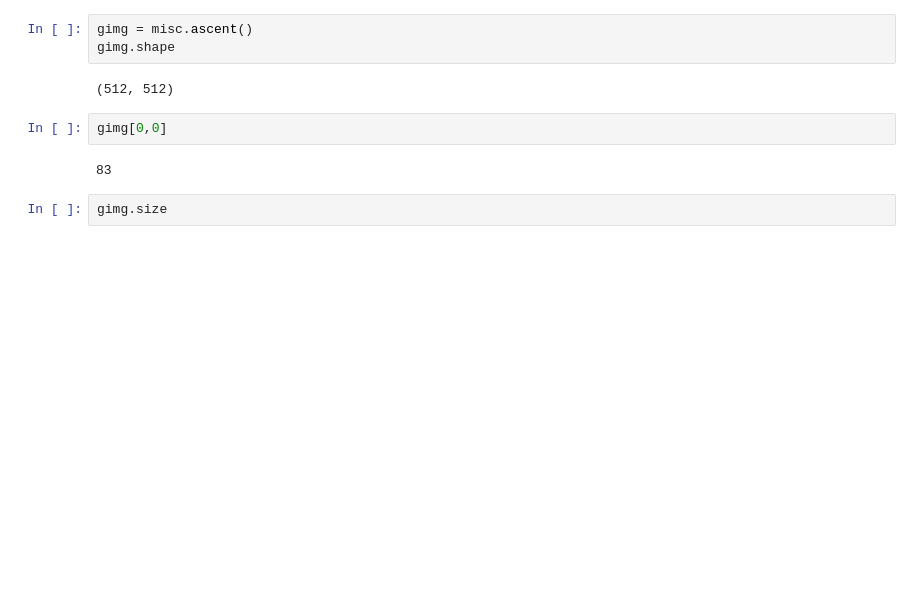
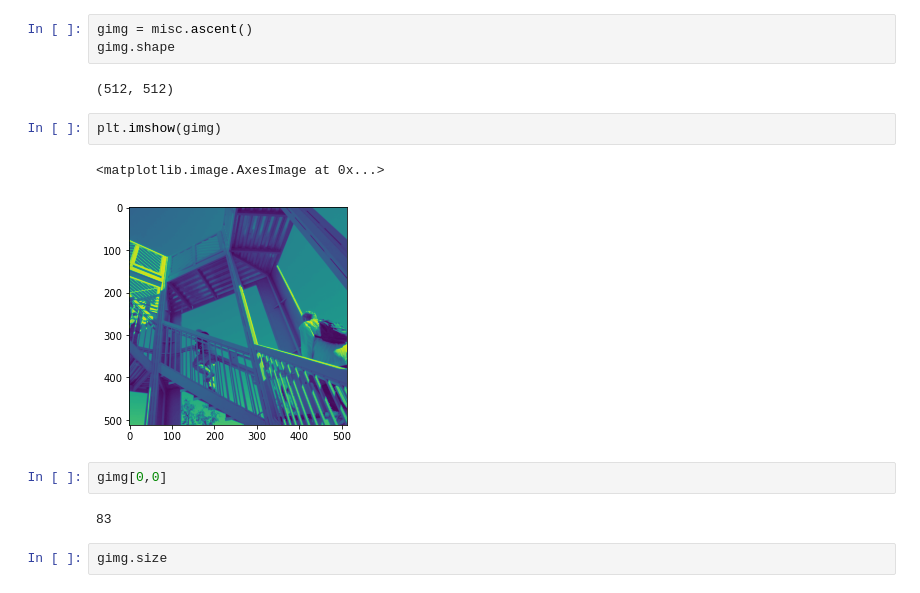
Before and after one commit to srikanthpragada/DS_28_SEP_2020, a Jupyter notebook: numpy/numpy_demo.ipynb, the cells around one changed output. Cells and saved outputs as stored; diff of their text form; blank space fills up the shorter version.

```diff
--- a/numpy/numpy_demo.ipynb
+++ b/numpy/numpy_demo.ipynb
@@ -1206,6 +1206,11 @@ gimg = misc.ascent()
 gimg.shape
 # %% [output]
 (512, 512)
+# %%
+plt.imshow(gimg)
+# %% [output]
+<matplotlib.image.AxesImage at 0x...>
+[figure, added]
 # %%
 gimg[0,0]
 # %% [output]
```
Also changed, not shown: parts of 9 cells of this notebook, 9 other files.
